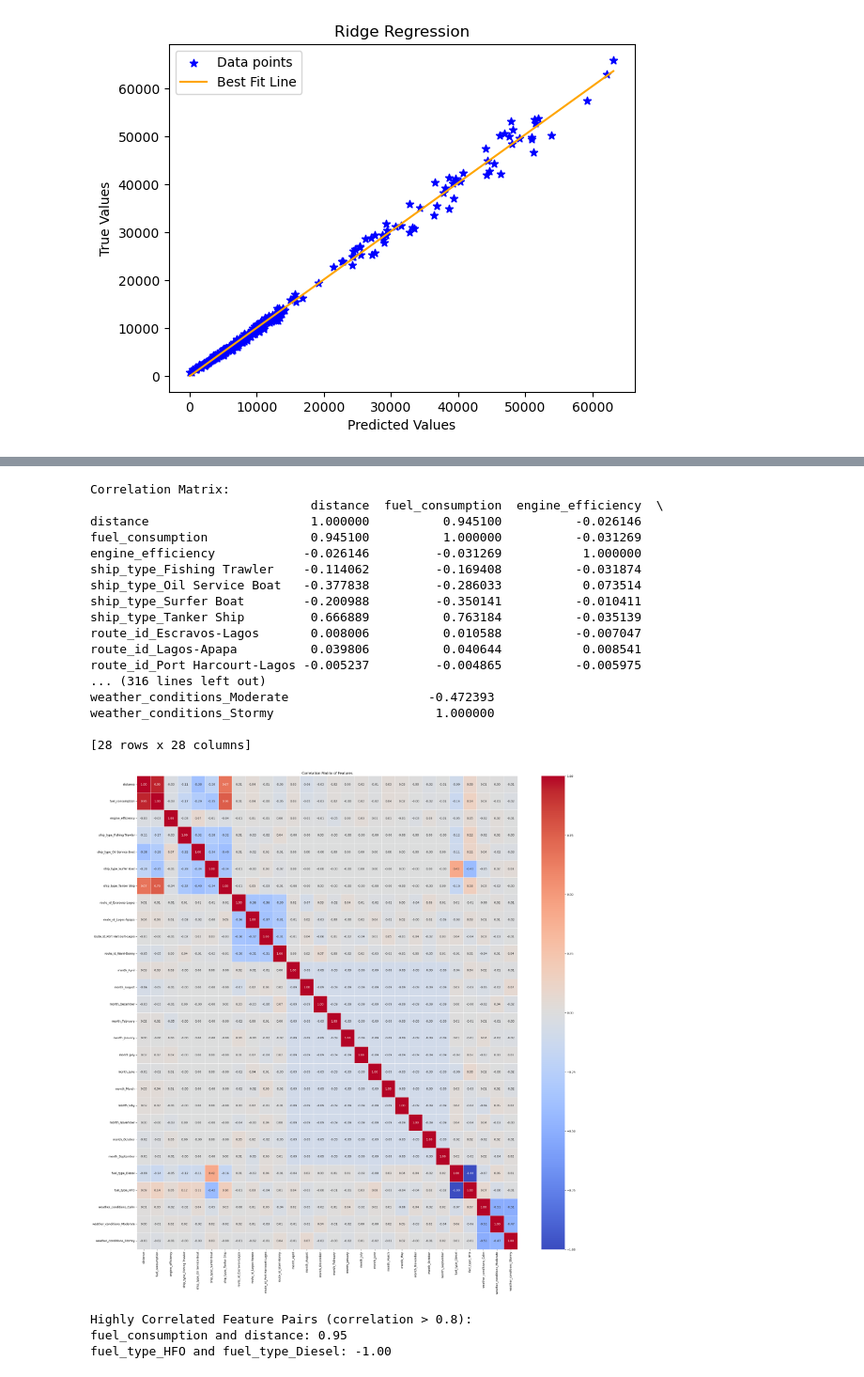
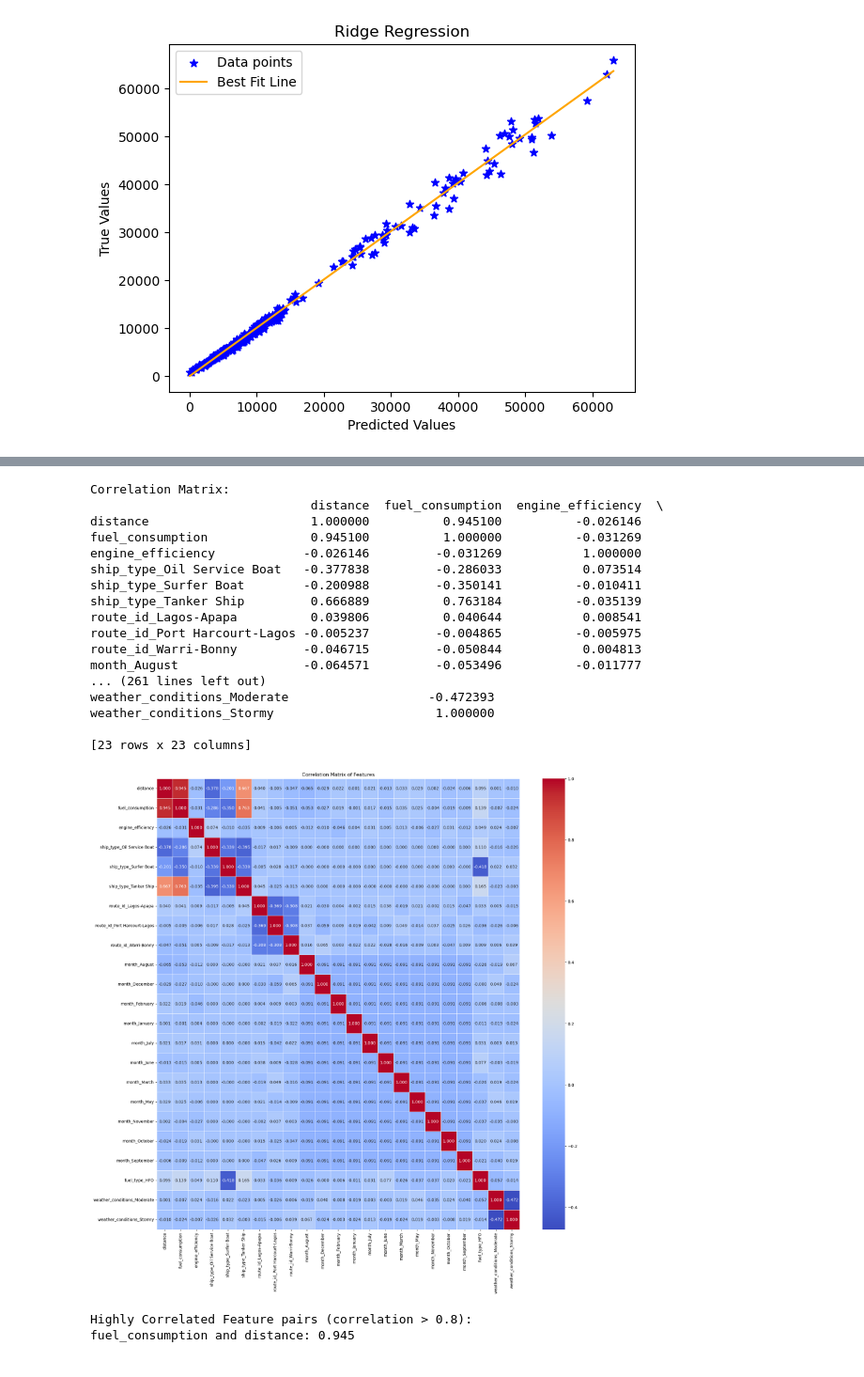
Before and after one commit to misaki22220317/SC5002_Lab_Assignmnet2, a Jupyter notebook: SC5002_Lab_Assignment2.ipynb, the cells around one changed output, grey strips where cells are left out. Shown: that part at 94% size. Drawn from its saved outputs; the diff is of its cells as text; code cells hidden in the pictures.

```diff
--- a/SC5002_Lab_Assignment2.ipynb
+++ b/SC5002_Lab_Assignment2.ipynb
@@ -52,21 +58,31 @@ ship_fuel_df.head()
 | 3 | Oil Service Boat | Port Harcourt-Lagos | April | 71.68 | Diesel | 2393.51 | 6506.52 | ... |
 | 4 | Oil Service Boat | Lagos-Apapa | May | 134.32 | HFO | 4267.19 | 11617.03 | ... |
 # %%
-#Split the inputs and output
+#Split the dataset into inputs and output
 X = ship_fuel_df.drop('CO2_emissions', axis=1)
 y = ship_fuel_df['CO2_emissions']
 
-#List of categorical columns
-catcolumn = ['ship_type','route_id', 'month', 'fuel_type', 'weather_conditions']
+#list of categorical columns to encode
+catcolumn = ['ship_type', 'route_id','month', 'fuel_type', 'weather_conditions']
+
+# Identify categorical columns (all of which are of type object)
 categorical_columns = X.select_dtypes(include=['object']).columns.tolist()
-encoder = OneHotEncoder(sparse_output=False)
 
+# Drop the first category to prevent dummny variable trap
+encoder = OneHotEncoder(drop='first', sparse_output=False)
 one_hot_encoded = encoder.fit_transform(X[catcolumn])
 
+# DataFrame for the one-hot encoded features
 one_hot_df = pd.DataFrame(one_hot_encoded, columns=encoder.get_feature_names_out(catcolumn))
 
+# alignment before concatenation (just in case)
+X = X.reset_index(drop=True)
+one_hot_df = one_hot_df.reset_index(drop=True)
+
+# Concatenate the one-hot encoded DataFrame with the original DataFrame
 df_encoded = pd.concat([X, one_hot_df], axis=1)
 
+# Drop the original categorical columns (which are now duplicated)
 df_encoded = df_encoded.drop(categorical_columns, axis=1)
 
-df_encoded.to_csv('encoded_dataframe.csv', index=False)
+print("Encoded DataFrame shape:", df_encoded.shape)
@@ -237,42 +258,41 @@ correlation_matrix = df_encoded.corr()
 print("\nCorrelation Matrix:")
 print(correlation_matrix)
 
 # Plot a heatmap of the correlation matrix for better visualization
-plt.figure(figsize=(30, 30))
-sb.heatmap(correlation_matrix, annot=True, cmap='coolwarm', fmt=".2f", linewidths=0.5)
+plt.figure(figsize=(20, 20))
+sb.heatmap(correlation_matrix, annot=True, cmap='coolwarm', fmt=".3f", linewidths=0.5)
 plt.title('Correlation Matrix of Features')
 plt.show()
 
 # Identify pairs of features with high correlation (absolute value > 0.8)
 high_correlation_pairs = []
 for i in range(correlation_matrix.shape[0]):
     for j in range(i):
         if abs(correlation_matrix.iloc[i, j]) > 0.8:
             high_correlation_pairs.append((correlation_matrix.columns[i], correlation_matrix.columns[j], correlation_matrix.iloc[i, j]))
 
 # Display highly correlated feature pairs
-print("\nHighly Correlated Feature Pairs (correlation > 0.8):")
+print("\nHighly Correlated Feature pairs (correlation > 0.8):")
 for pair in high_correlation_pairs:
-    print(f"{pair[0]} and {pair[1]}: {pair[2]:.2f}")
+    print(f"{pair[0]} and {pair[1]}: {pair[2]:.3f}")
 # %% [output]
 Correlation Matrix:
                               distance  fuel_consumption  engine_efficiency  \
 distance                      1.000000          0.945100          -0.026146
 fuel_consumption              0.945100          1.000000          -0.031269
 engine_efficiency            -0.026146         -0.031269           1.000000
-ship_type_Fishing Trawler    -0.114062         -0.169408          -0.031874
 ship_type_Oil Service Boat   -0.377838         -0.286033           0.073514
 ship_type_Surfer Boat        -0.200988         -0.350141          -0.010411
 ship_type_Tanker Ship         0.666889          0.763184          -0.035139
-route_id_Escravos-Lagos       0.008006          0.010588          -0.007047
 route_id_Lagos-Apapa          0.039806          0.040644           0.008541
 route_id_Port Harcourt-Lagos -0.005237         -0.004865          -0.005975
-... (316 lines left out)
+route_id_Warri-Bonny         -0.046715         -0.050844           0.004813
+month_August                 -0.064571         -0.053496          -0.011777
+... (261 lines left out)
 weather_conditions_Moderate                   -0.472393
 weather_conditions_Stormy                      1.000000
 
-[28 rows x 28 columns]
+[23 rows x 23 columns]
-[figure, old version]
+[figure, new version]
-Highly Correlated Feature Pairs (correlation > 0.8):
-fuel_consumption and distance: 0.95
-fuel_type_HFO and fuel_type_Diesel: -1.00
+Highly Correlated Feature pairs (correlation > 0.8):
+fuel_consumption and distance: 0.945
```
Also changed, not shown: parts of 9 cells of this notebook, 1 other file.
